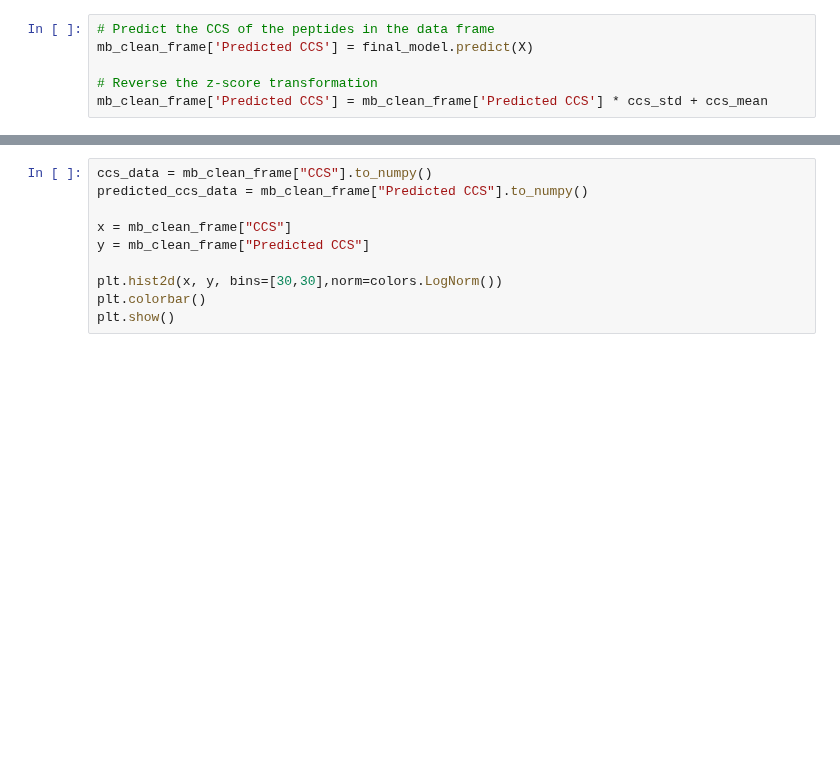
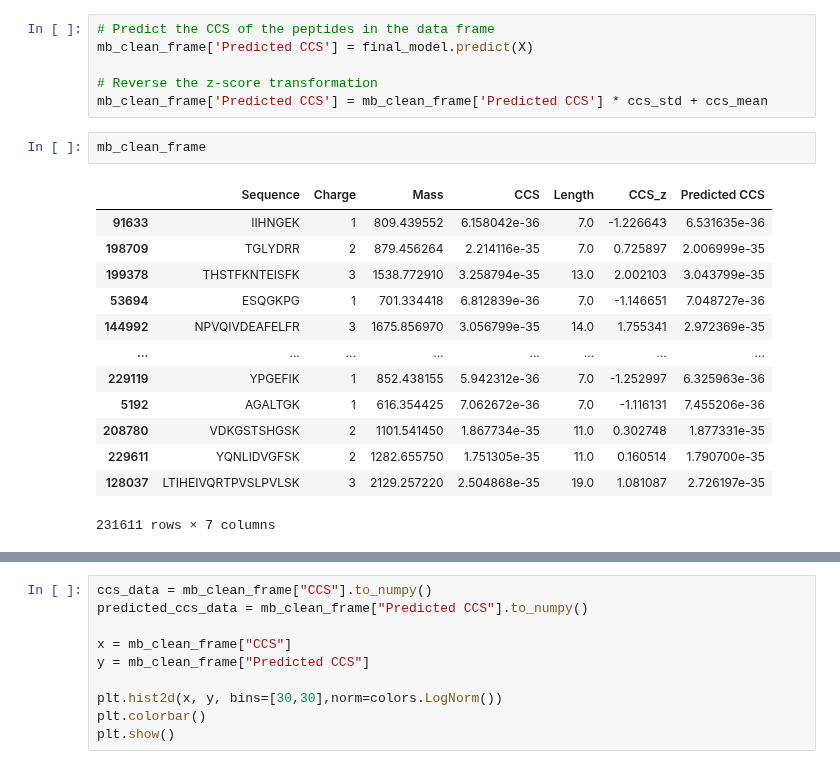
Before and after one commit to IngiumDev/ion-mobility-prediction, a Jupyter notebook: models/lin_reg/lin_reg_0.1.ipynb, the cells around one changed output, grey strips where cells are left out. Saved outputs shown, nothing was run; the diff lists cells and outputs as text; blank space fills up the shorter version.

```diff
--- a/models/lin_reg/lin_reg_0.1.ipynb
+++ b/models/lin_reg/lin_reg_0.1.ipynb
@@ -163,6 +159,22 @@ mb_clean_frame['Predicted CCS'] = final_model.predict(X)
 
 # Reverse the z-score transformation
 mb_clean_frame['Predicted CCS'] = mb_clean_frame['Predicted CCS'] * ccs_std + ccs_mean
+# %%
+mb_clean_frame
+# %% [output]
+|  | Sequence | Charge | Mass | CCS | Length | CCS_z | Predicted CCS |
+| 91633 | IIHNGEK | 1 | 809.439552 | 6.158042e-36 | 7.0 | -1.226643 | 6.531635e-36 |
+| 198709 | TGLYDRR | 2 | 879.456264 | 2.214116e-35 | 7.0 | 0.725897 | 2.006999e-35 |
+| 199378 | THSTFKNTEISFK | 3 | 1538.772910 | 3.258794e-35 | 13.0 | 2.002103 | 3.043799e-35 |
+| 53694 | ESQGKPG | 1 | 701.334418 | 6.812839e-36 | 7.0 | -1.146651 | 7.048727e-36 |
+| 144992 | NPVQIVDEAFELFR | 3 | 1675.856970 | 3.056799e-35 | 14.0 | 1.755341 | 2.972369e-35 |
+| ... | ... | ... | ... | ... | ... | ... | ... |
+| 229119 | YPGEFIK | 1 | 852.438155 | 5.942312e-36 | 7.0 | -1.252997 | 6.325963e-36 |
+| 5192 | AGALTGK | 1 | 616.354425 | 7.062672e-36 | 7.0 | -1.116131 | 7.455206e-36 |
+| 208780 | VDKGSTSHGSK | 2 | 1101.541450 | 1.867734e-35 | 11.0 | 0.302748 | 1.877331e-35 |
+| 229611 | YQNLIDVGFSK | 2 | 1282.655750 | 1.751305e-35 | 11.0 | 0.160514 | 1.790700e-35 |
+| 128037 | LTIHEIVQRTPVSLPVLSK | 3 | 2129.257220 | 2.504868e-35 | 19.0 | 1.081087 | 2.726197e-35 |
+231611 rows × 7 columns
 # %%
 # Create a scatter plot of the error between the predicted and actual CCS values by sequence length. X = Experimental CCS, Y = Predicted CCS, Color = Sequence Length, Colormap = cool, alpha = 0.01
 mb_clean_frame.plot.scatter(
```
Also changed, not shown: parts of 4 cells of this notebook, 1 other file.
